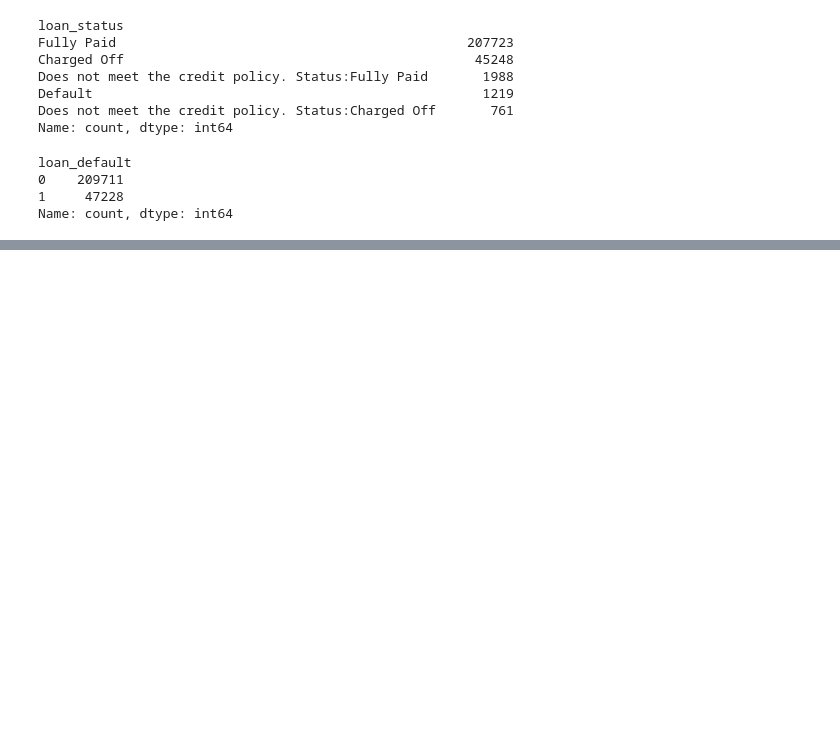
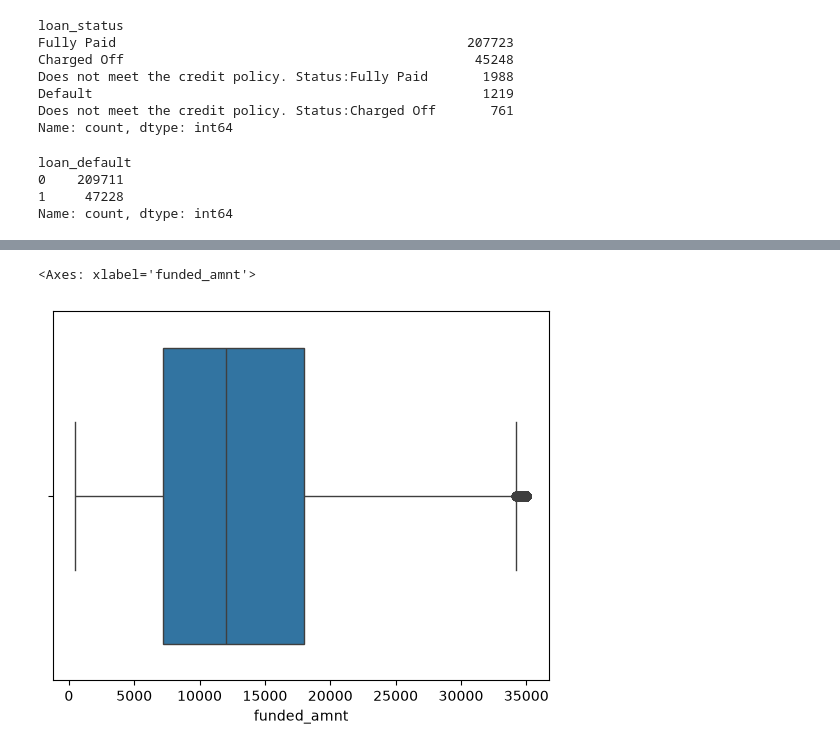
Before and after one commit to altamash-syed/syed-Task3, a Jupyter notebook: loan_predict.ipynb, the cells around one changed output, grey strips where cells are left out. Drawn from its saved outputs; the diff is of its cells as text; code cells hidden in the pictures; blank space fills up the shorter version.

```diff
--- a/loan_predict.ipynb
+++ b/loan_predict.ipynb
@@ -182,0 +231,5 @@ dtype: int64
+# %%
+sns.boxplot(data=df,x="funded_amnt")
+# %% [output]
+<Axes: xlabel='funded_amnt'>
+[figure, added]
```
Also changed, not shown: parts of 63 cells of this notebook.
